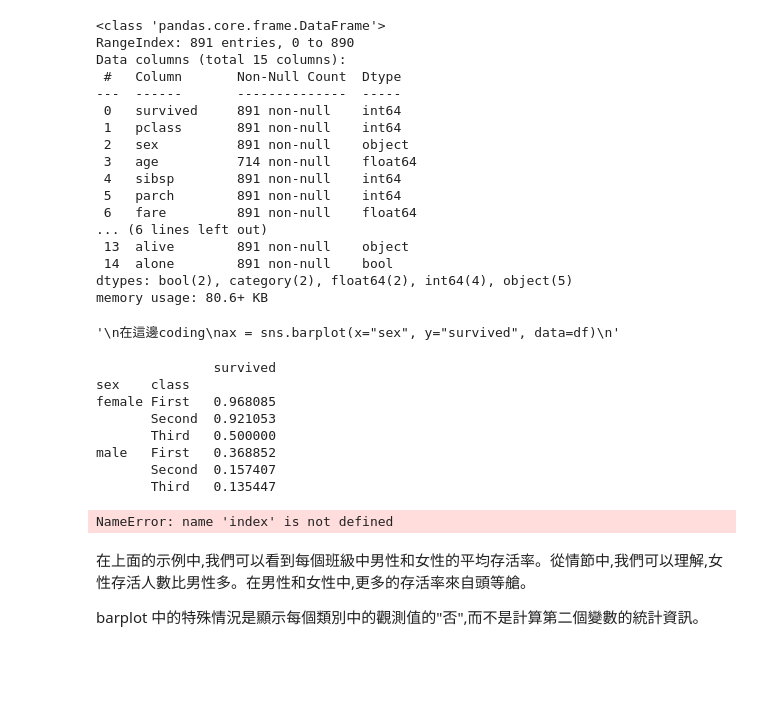
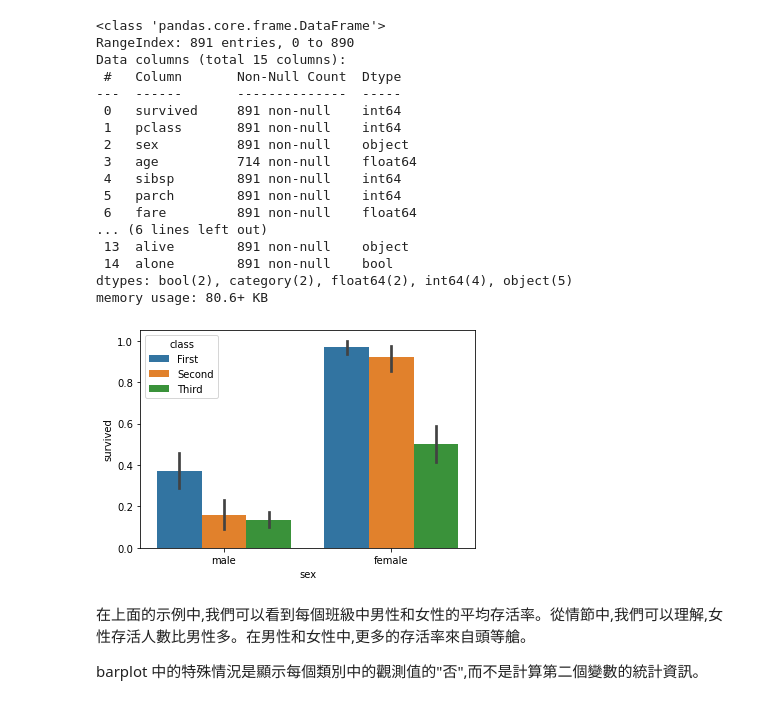
Before and after one commit to Huan-Ting/ML100Days, a Jupyter notebook: homework/D21_HW.ipynb, the cells around one changed output. Cells and saved outputs as stored; diff of their text form; code cells hidden in the pictures; blank space fills up the shorter version.

```diff
--- a/homework/D21_HW.ipynb
+++ b/homework/D21_HW.ipynb
@@ -56,39 +56,11 @@ memory usage: 80.6+ KB
 # %%
 # 直接使用PANDAS dataframe, 當作參數
 # 條形圖()顯示分類變數和連續變數之間的關係。數據以矩形條表示,其中條的長度表示該類別中數據的比例。
 # x, y 表示特徵值, data 給定dataframe
-'''
-在這邊coding
-ax = sns.barplot(x="sex", y="survived", data=df)
-'''
+sns.barplot(x = "sex", y = "survived", hue = "class", data = df)
+plt.show()
 # %% [output]
-'\n在這邊coding\nax = sns.barplot(x="sex", y="survived", data=df)\n'
+[figure, added]
-# %%
-# 直接使用PANDAS dataframe, 當作參數
-# 條形圖()顯示分類變數和連續變數之間的關係。數據以矩形條表示,其中條的長度表示該類別中數據的比例。
-# x, y 表示特徵值, data 給定dataframe
-'''
-df=pd.DataFrame({
-       'sex': df['sex'],
-       'class': df['class'],
-       'values': df['survived']})
-'''
-df.to_csv('df.csv')
-df=pd.read_csv('df.csv',usecols=['survived','sex','class'])
-df=df.pivot_table(values='survived',index=['sex','class'],aggfunc=np.mean)
-print(df)
-
-ax=sns.barplot(y=index,data=df,orient='h')
-# %% [output]
-               survived
-sex    class
-female First   0.968085
-       Second  0.921053
-       Third   0.500000
-male   First   0.368852
-       Second  0.157407
-       Third   0.135447
-NameError: name 'index' is not defined
 # %% [markdown]
 在上面的示例中,我們可以看到每個班級中男性和女性的平均存活率。從情節中,我們可以理解,女性存活人數比男性多。在男性和女性中,更多的存活率來自頭等艙。
 
```
Also changed, not shown: parts of 3 cells of this notebook.
